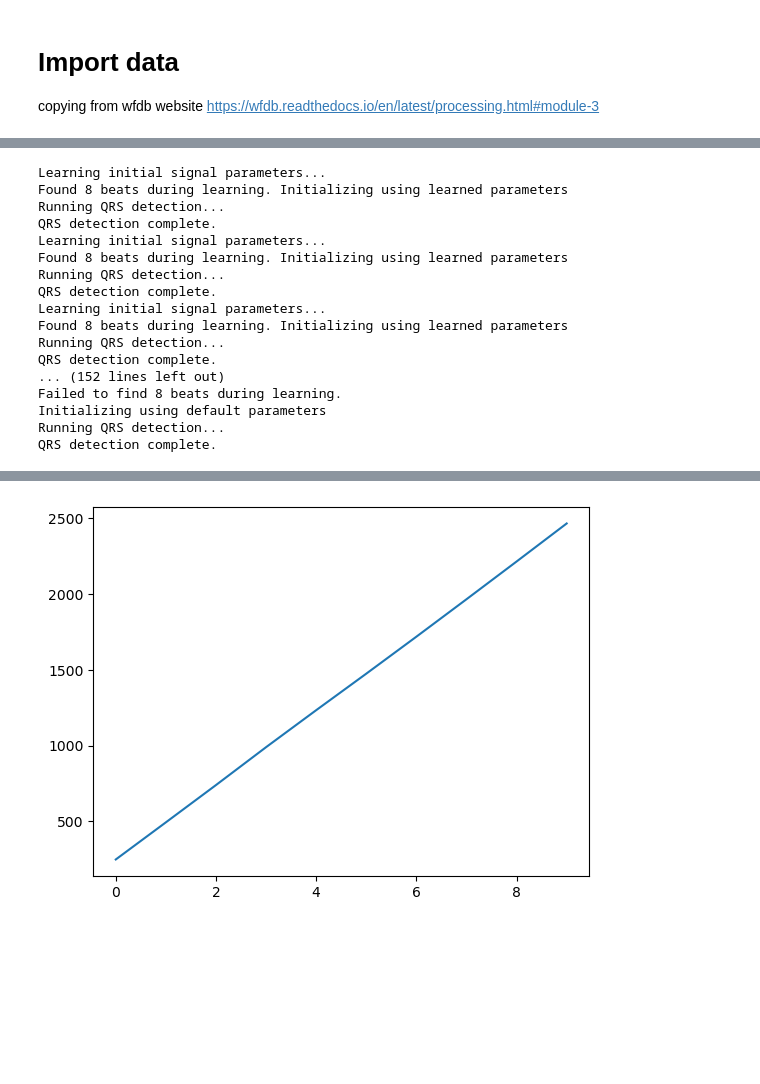
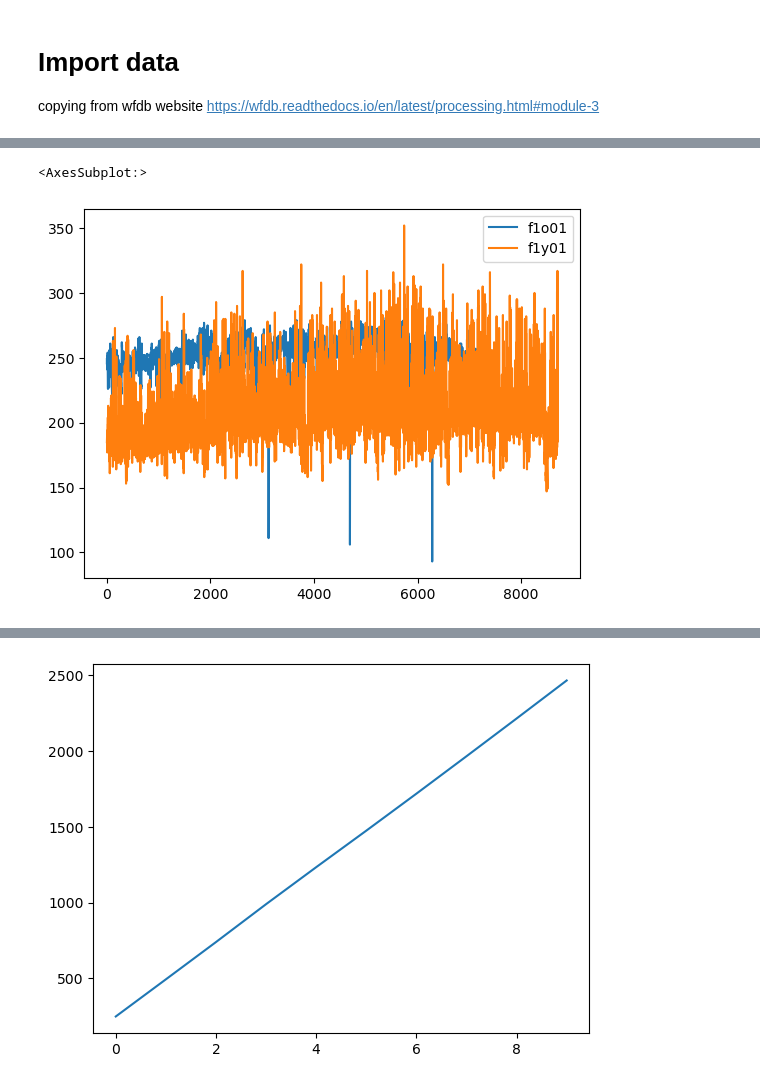
Before and after one commit to threeblueonebrowneyes/Critical-Scale-Invariance-Heart-Rate, a Jupyter notebook: Reading hea files - Data processing.ipynb, the cells around one changed output, grey strips where cells are left out. Drawn from its saved outputs; the diff is of its cells as text; code cells hidden in the pictures; blank space fills up the shorter version.

```diff
--- a/Reading hea files - Data processing.ipynb
+++ b/Reading hea files - Data processing.ipynb
@@ -23,39 +58,0 @@ RR_intervals = pd.DataFrame(columns=files)
-# %%
-
-# Read ECG data from files and store them in Pandas DataFrame
-# Save fields too, for further optional analysis
-signals_dfs=[]
-rr_dfs=[]
-
-for file in files:
-    sig, fields =  wfdb.rdsamp(path + file, channels=[1]) # channel 1 maps to ECG data
-    signals_dfs.append(pd.DataFrame({file: sig.T[0]}))
-
-    xqrs = processing.XQRS(sig=sig[:,0], fs=fields['fs'])
-    xqrs.detect()
-    rr=processing.calc_rr(xqrs.qrs_inds, fs=fields['fs'])
-    rr_dfs.append(pd.DataFrame({file: rr}))
-
-ECG_sig=pd.concat(signals_dfs, ignore_index=True, axis=1)
-ECG_sig.columns=files
-
-RR_intervals=pd.concat(rr_dfs, ignore_index=True, axis=1)
-RR_intervals.columns=files
-# %% [output]
-Learning initial signal parameters...
-Found 8 beats during learning. Initializing using learned parameters
-Running QRS detection...
-QRS detection complete.
-Learning initial signal parameters...
-Found 8 beats during learning. Initializing using learned parameters
-Running QRS detection...
-QRS detection complete.
-Learning initial signal parameters...
-Found 8 beats during learning. Initializing using learned parameters
-Running QRS detection...
-QRS detection complete.
-... (152 lines left out)
-Failed to find 8 beats during learning.
-Initializing using default parameters
-Running QRS detection...
-QRS detection complete.
@@ -65,2 +59,9 @@ QRS detection complete.
 # %%
 RR_intervals=pd.read_hdf('RR_intervals.hdf')
+# %%
+b=RR_intervals
+# %%
+b.iloc[:, [0,10]].plot()
+# %% [output]
+<AxesSubplot:>
+[figure, added]
```
Also changed, not shown: parts of 18 cells of this notebook.
